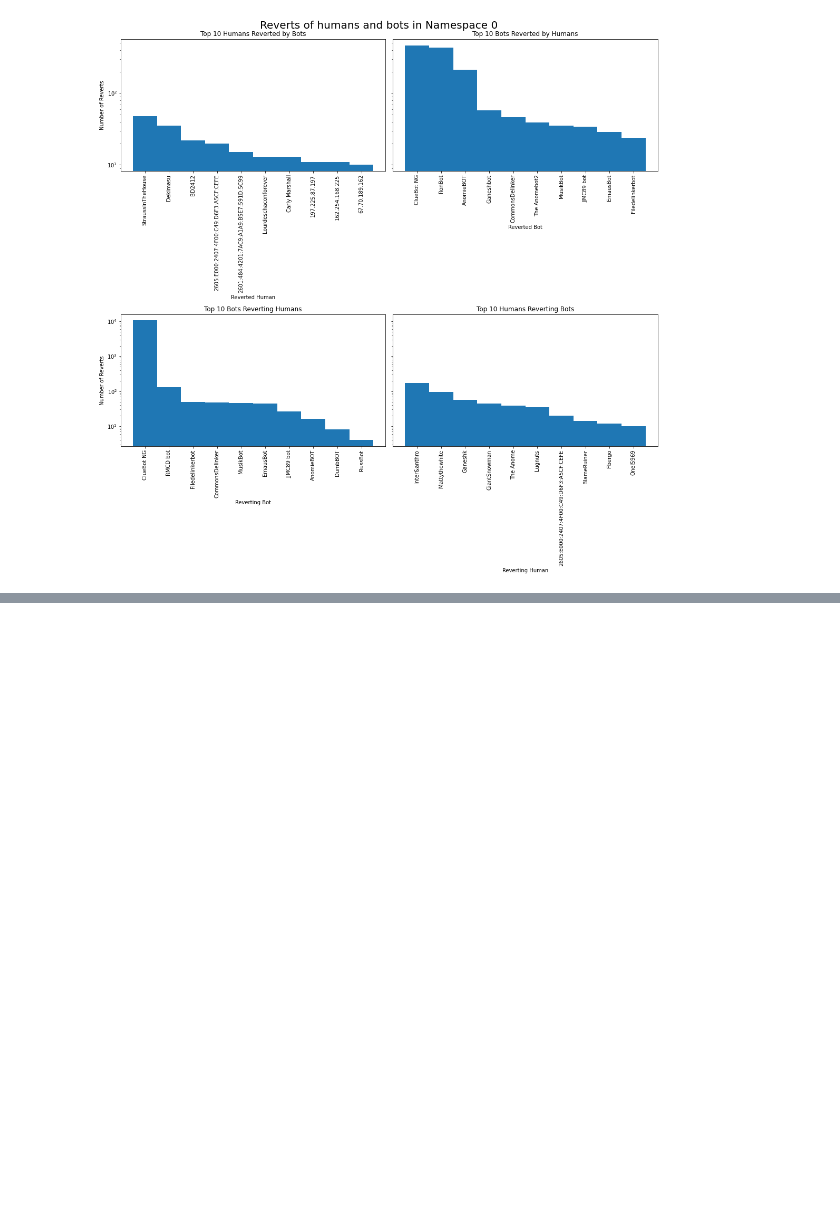
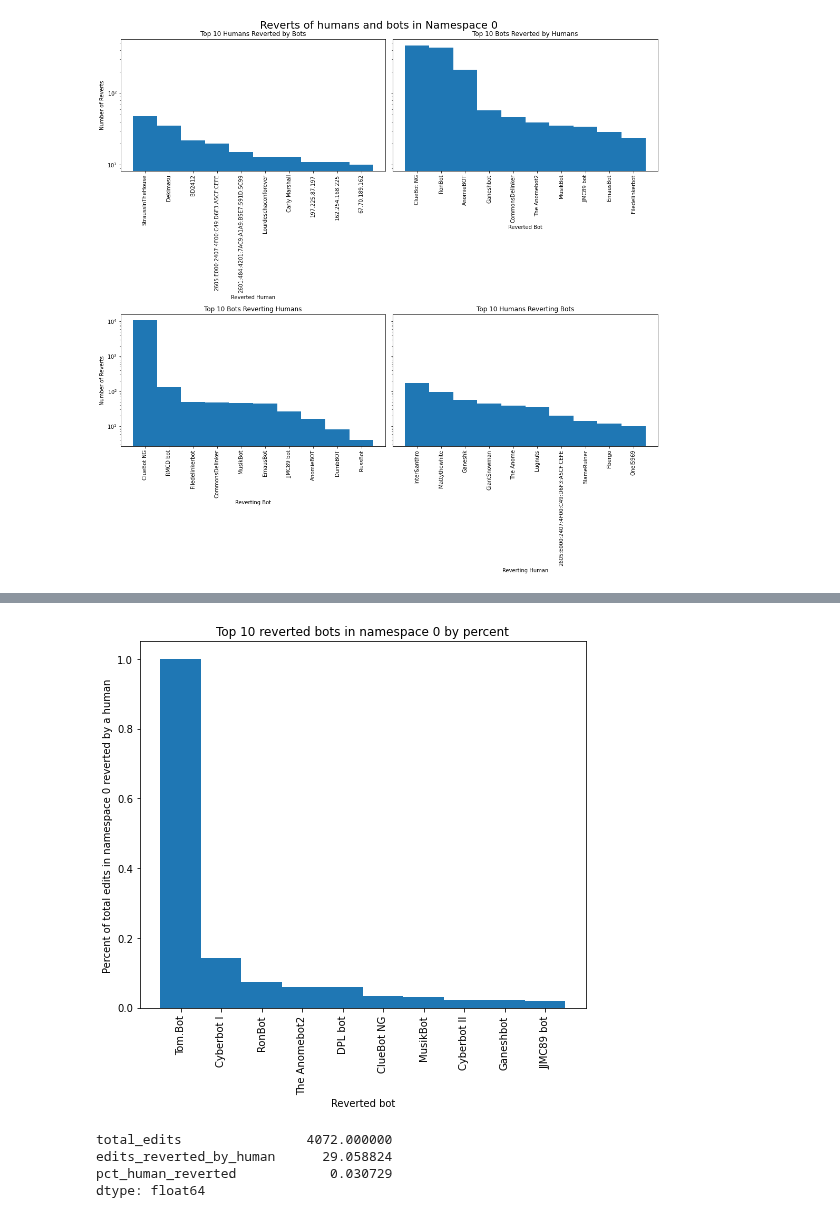
Before and after one commit to levon003/wiki-ores-feedback, a Jupyter notebook: reu2021/bot_reverts_namespace0.ipynb, the cells around one changed output, grey strips where cells are left out. Drawn from its saved outputs; the diff is of its cells as text; code cells hidden in the pictures; blank space fills up the shorter version.

Commit message:
added pct reverted by humans graph

```diff
--- a/reu2021/bot_reverts_namespace0.ipynb
+++ b/reu2021/bot_reverts_namespace0.ipynb
@@ -600,0 +585,48 @@ plt.show()
+# %%
+bots_namespace0 = df[df.user_is_bot]
+bots_namespace0 = bots_namespace0[bots_namespace0.page_namespace == 0]
+sdf1 = bots_namespace0.groupby("user_text", as_index = False).count()
+sdf1["total_edits"] = sdf1["rev_id"]
+sdf1 = sdf1[["user_text", "total_edits"]]
+
+sdf2 = human_bot_reverts.groupby('user_text', as_index = False).count()
+sdf2["edits_reverted_by_human"] = sdf2["rev_id"]
+sdf2 = sdf2[["user_text", "edits_reverted_by_human"]]
+# %%
+bot_summary = pd.merge(sdf1, sdf2,
+             how='outer',
+             left_on='user_text',
+             right_on='user_text',
+)
+bot_summary['edits_reverted_by_human'] = bot_summary['edits_reverted_by_human'].fillna(0)
+# %%
+def f(data):
+    val = data[2] / data[1]
+    return val
+
+bot_summary["pct_human_reverted"] = bot_summary.apply(f, axis=1)
+# %%
+top_pct_reverted = bot_summary.sort_values("pct_human_reverted", ascending=False).head(10)
+# %%
+fig, axes = plt.subplots(1, 1, figsize=(7, 7))
+
+y = range(len(top_pct_reverted))
+axes.bar(y, top_pct_reverted.pct_human_reverted, width=1)
+axes.set_title("Top 10 reverted bots in namespace 0 by percent")
+axes.set_xlabel("Reverted bot")
+axes.set_ylabel("Percent of total edits in namespace 0 reverted by a human")
+#axes.set_yscale('log')
+axes.set_xticks(y)
+axes.set_xticklabels([f"{row.user_text}" for row in top_pct_reverted.itertuples()], rotation='vertical')
+
+plt.tight_layout()
+plt.show()
+# %% [output]
+[figure, added]
+# %%
+bot_summary.mean()
+# %% [output]
+total_edits                4072.000000
+edits_reverted_by_human      29.058824
+pct_human_reverted            0.030729
+dtype: float64
```
Also changed, not shown: parts of 6 cells of this notebook.
